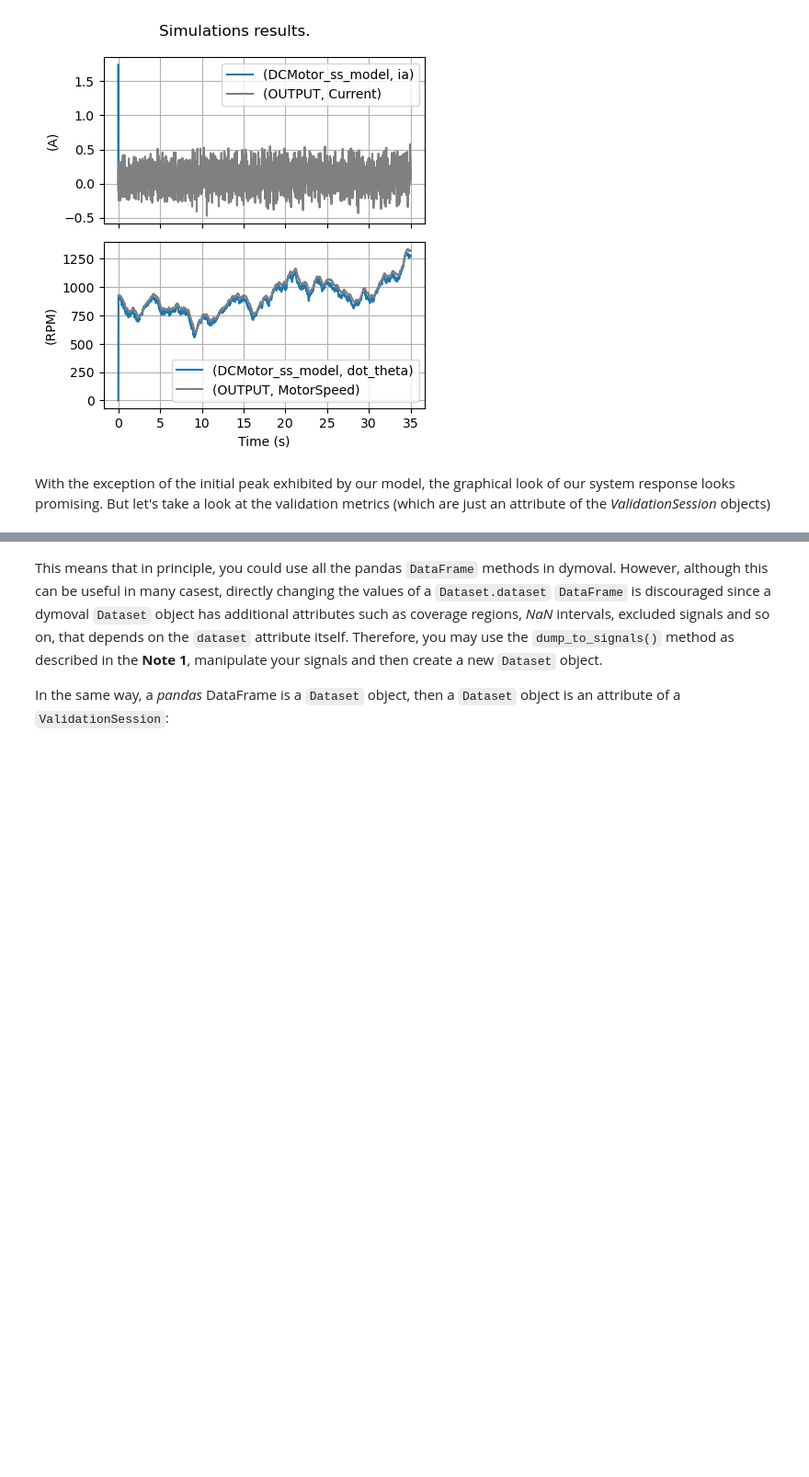
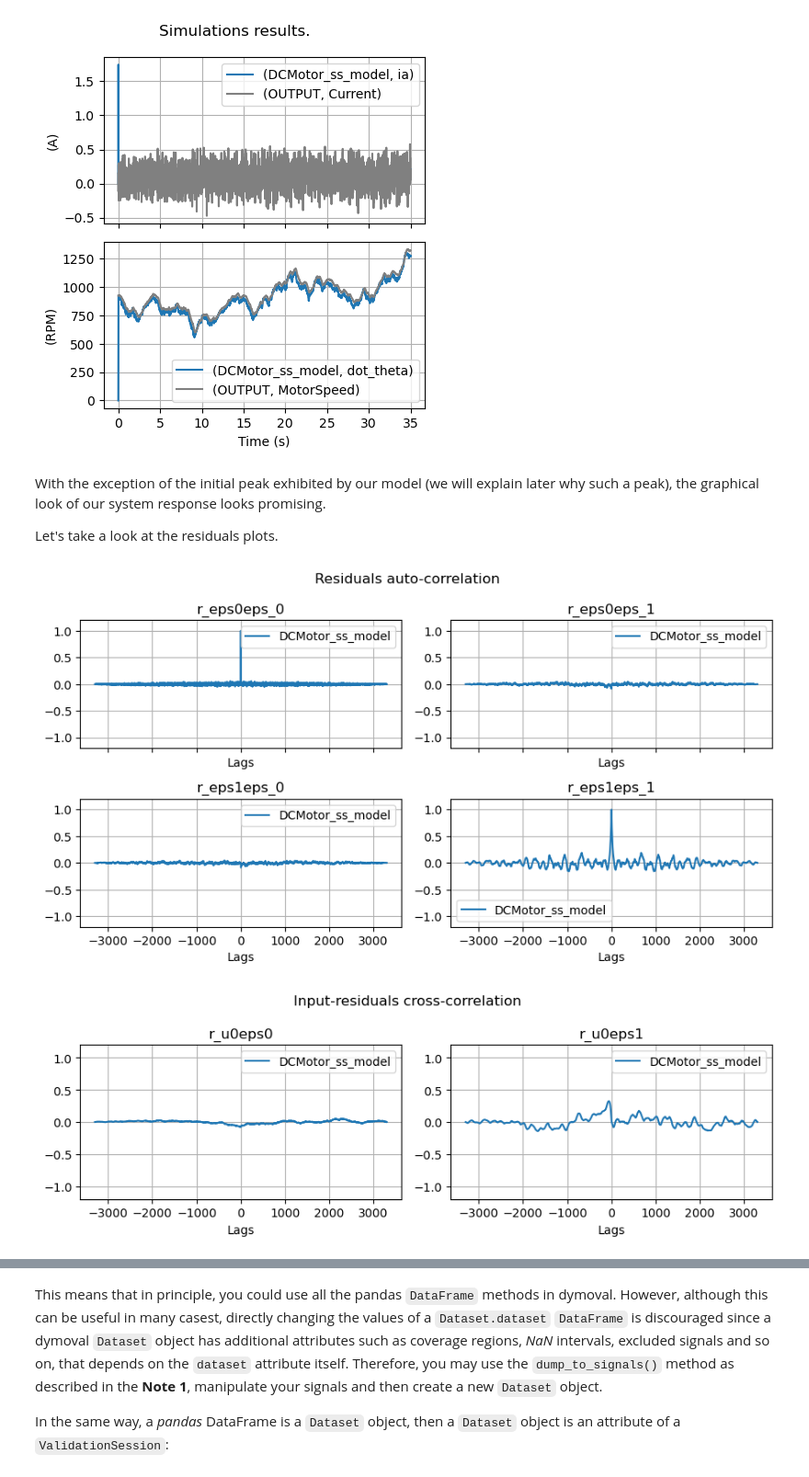
Before and after one commit to ubaldot/dymoval, a Jupyter notebook: src/dymoval_tutorial/dymoval_tutorial.ipynb, the cells around one changed output, grey strips where cells are left out. Shown at 92% size. Cells and saved outputs as stored; diff of their text form; code cells hidden in the pictures; blank space fills up the shorter version.

```diff
--- a/src/dymoval_tutorial/dymoval_tutorial.ipynb
+++ b/src/dymoval_tutorial/dymoval_tutorial.ipynb
@@ -216,5 +215,11 @@ _=vs.plot_simulations(dataset='out')
 # %% [output]
 [figure]
 # %% [markdown]
-With the exception of the initial peak exhibited by our model, the graphical look of our system response looks promising.
-But let's take a look at the validation metrics (which are just an attribute of the *ValidationSession* objects)
+With the exception of the initial peak exhibited by our model (we will explain later why such a peak), the graphical look of our system response looks promising.
+
+Let's take a look at the residuals plots.
+# %%
+_ = vs.plot_residuals()
+# %% [output]
+[figure, added]
+[figure, added]
```
Also changed, not shown: parts of 17 cells of this notebook, 2 other files.
